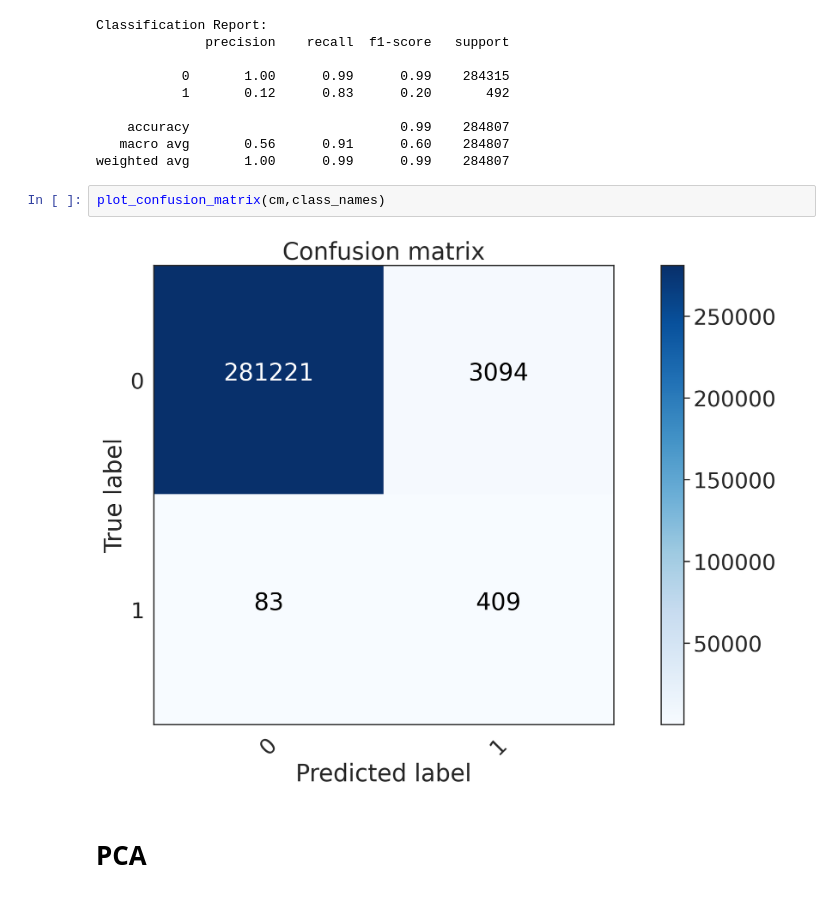
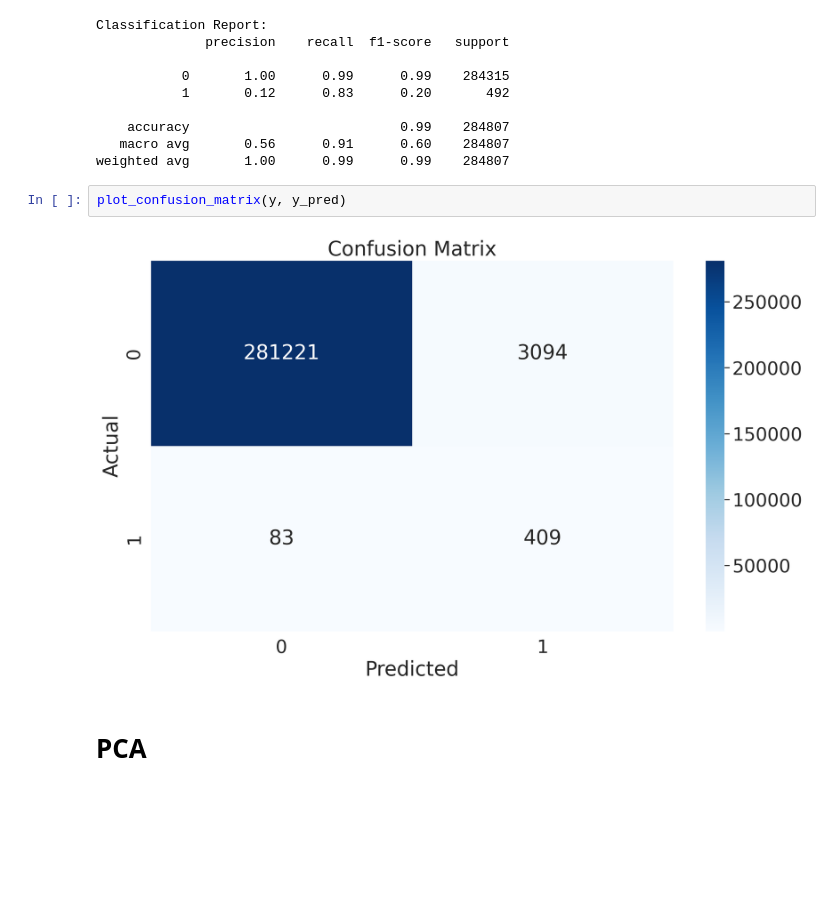
Before and after one commit to mishalkk/AnomalyQuest-Exploring-Novel-Approaches-for-Anomaly-Detection-in-Diverse-Domains, a Jupyter notebook: CrediCardAnomaly/CreditCard.ipynb, the cells around one changed output. Saved outputs shown, nothing was run; the diff lists cells and outputs as text; blank space fills up the shorter version.

```diff
--- a/CrediCardAnomaly/CreditCard.ipynb
+++ b/CrediCardAnomaly/CreditCard.ipynb
@@ -1522,9 +1542,9 @@ Classification Report:
    macro avg       0.56      0.91      0.60    284807
 weighted avg       1.00      0.99      0.99    284807
 # %%
-plot_confusion_matrix(cm,class_names)
+plot_confusion_matrix(y, y_pred)
 # %% [output]
-[figure, old version]
+[figure, new version]
 # %% [markdown]
 # PCA
 # %%
```
Also changed, not shown: parts of 26 cells of this notebook, 4 other files.
